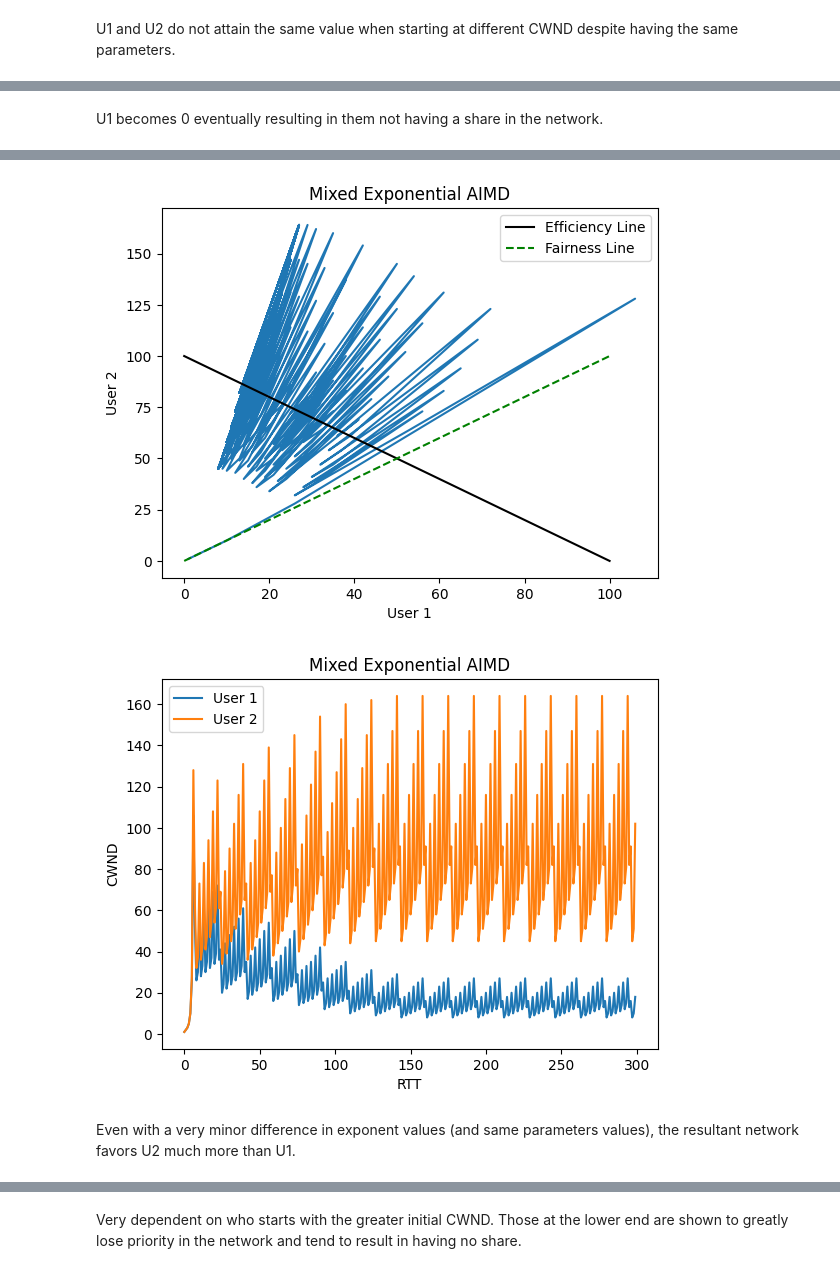
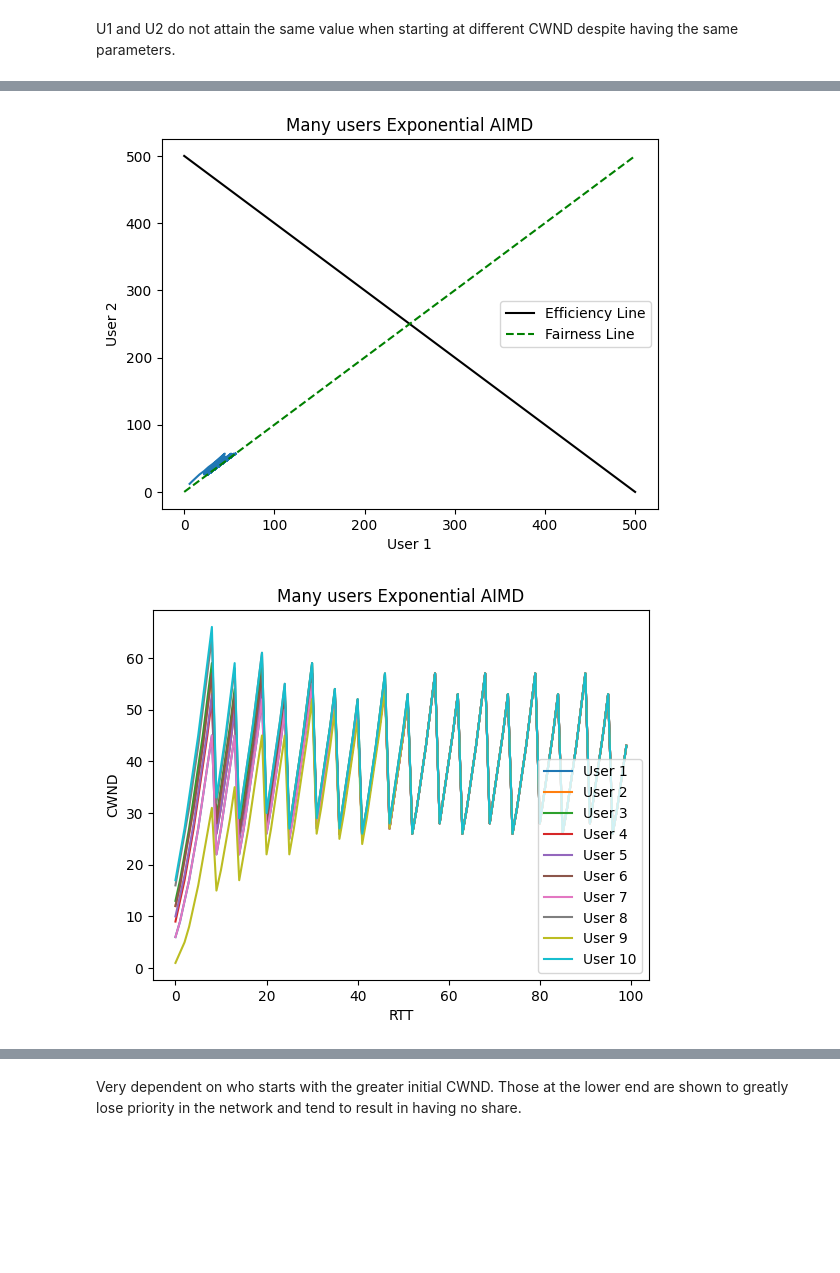
Before and after one commit to Andrelim99/CZ4052-Cloud-Computing, a Jupyter notebook: Assignment 1/main.ipynb, the cells around one changed output, grey strips where cells are left out. Cells and saved outputs as stored; diff of their text form; code cells hidden in the pictures; blank space fills up the shorter version.

```diff
--- a/Assignment 1/main.ipynb
+++ b/Assignment 1/main.ipynb
@@ -84,10 +84,11 @@ class ExponentialAIMD(NonLinearAIMD):
         self.original_beta = beta
 
     def update_AI(self):
-        self.alpha *= math.pow(self.cwnd, self.exponent)
+        self.alpha = self.original_alpha * math.pow(self.cwnd, self.exponent)
 
     def update_MD(self):
-        self.alpha = 1
+        # self.alpha = 1
+        pass
 
 class LogAIMD(NonLinearAIMD):
     def __init__(self, alpha, beta, cwnd, ssthresh):
@@ -96,10 +97,11 @@ class LogAIMD(NonLinearAIMD):
         self.original_beta = beta
 
     def update_AI(self):
-        self.alpha *= math.log(self.cwnd+1)
+        self.alpha = self.original_alpha * math.log(self.cwnd+1)
 
     def update_MD(self):
-        self.alpha = self.original_alpha
+        # self.alpha = self.original_alpha
+        pass
 # %%
 class Network():
     def __init__(self, capacity, users):
@@ -644,17 +664,17 @@ The alpha and beta value should take into account the max capacity of the networ
 # Exponential
 ITERATESMAX = 150 # You can adjust this value as needed
 # Max Capacity of the network
-C = 100
+C = 500
 
 # params
 ALPHA = 1
 BETA = 0.5
 
-alphas = [1, 1]
+alphas = [2, 2]
 
 betas = [0.5, 0.5]
 
-init_cwnds = [10, 90]
+init_cwnds = [1, 2]
 
 ssthresholds = [float('inf'), float('inf')]
 
@@ -695,13 +712,13 @@ U1 and U2 do not attain the same value when starting at different CWND despite h
 # Mixed Exponential
 ITERATESMAX = 150 # You can adjust this value as needed
 # Max Capacity of the network
-C = 100
+C = 500
 
 # params
 ALPHA = 1
 BETA = 0.5
 
-alphas = [1, 1]
+alphas = [2, 2]
 
 betas = [0.5, 0.5]
 
@@ -743,32 +760,32 @@ Final User-2 CWND: 115
-# %% [markdown]
-U1 becomes 0 eventually resulting in them not having a share in the network.
 # %%
-# Mixed Exponential
-ITERATESMAX = 300 # You can adjust this value as needed
+# Many users Mixed Exponential AIMD
+np.random.seed(1)
+ITERATESMAX = 100 # You can adjust this value as needed
 # Max Capacity of the network
-C = 100
+C = 500
 
 # params
 ALPHA = 1
 BETA = 0.5
 
-alphas = [1, 1]
+# Users
+num_users = 10
+users = []
 
-betas = [0.5, 0.5]
+alphas = [2] * num_users
 
-init_cwnds = [1, 1]
+betas = [0.5] * num_users
 
-ssthresholds = [float('inf'), float('inf')]
+init_cwnds = [np.random.randint(1, 30) for i in range(num_users)]
 
-exponents = [0.49, 0.51]
+ssthresholds = [float('inf')] * num_users
 
-# Users
-num_users = len(alphas)
-users = []
+exponents = [1/3] * num_users
+
 
 for i in range(num_users):
     users.append(ExponentialAIMD(alphas[i], betas[i], init_cwnds[i], ssthresholds[i], exponents[i]))
 
-name = "Mixed Exponential AIMD"
+name = "Many users Exponential AIMD"
 run_simulation(ITERATESMAX, C, users, name)
 # %% [output]
@@ -792,4 +809,2 @@ Final User-2 CWND: 102
-[figure, old version]
+[figure, new version]
-[figure, old version]
+[figure, new version]
-# %% [markdown]
-Even with a very minor difference in exponent values (and same parameters values), the resultant network favors U2 much more than U1.
```
Also changed, not shown: parts of 9 cells of this notebook.
